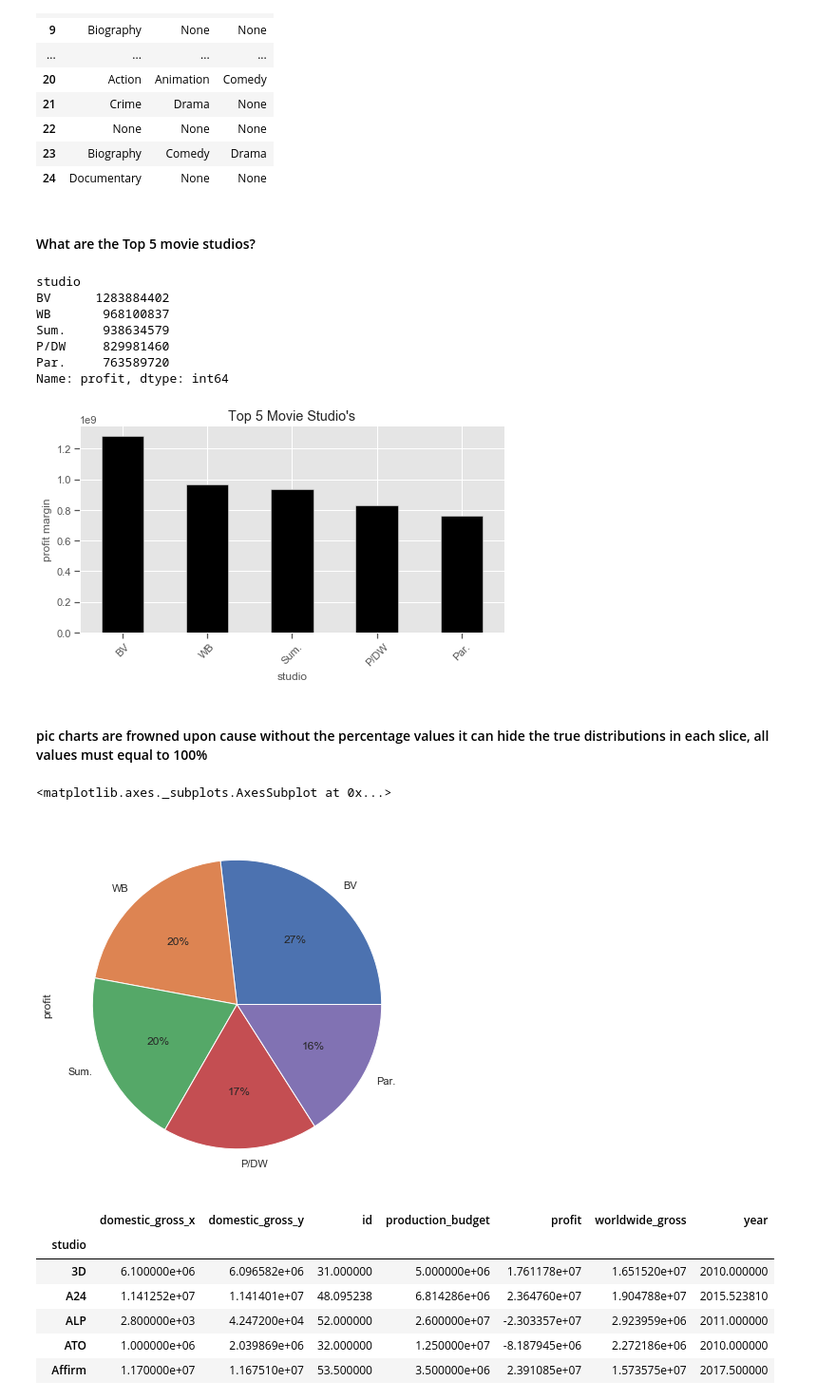
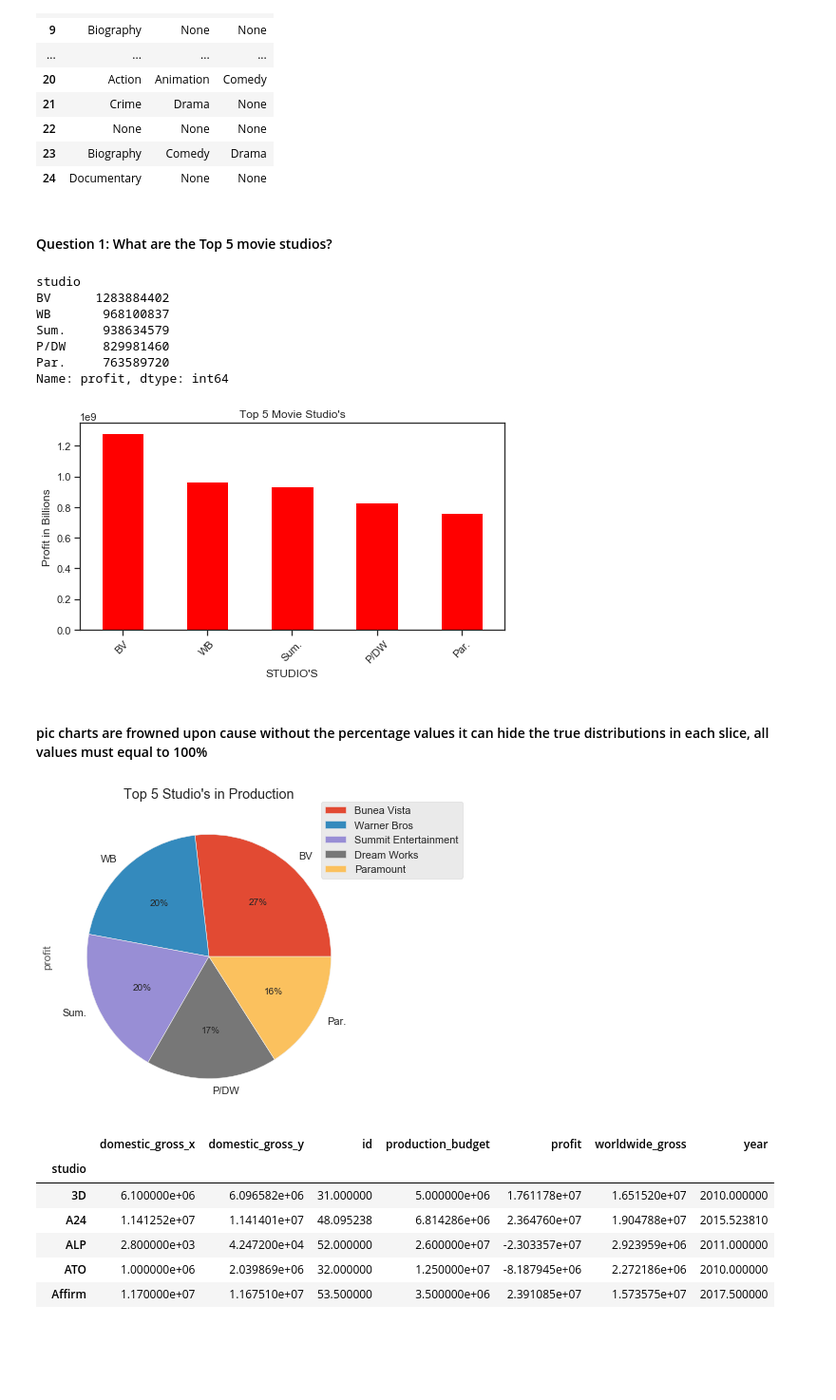
Before and after one commit to Kelvincwaters/dsc-mod-1-project-v2-1-online-ds-ft-120919, a Jupyter notebook: student.ipynb, the cells around one changed output. Shown at 95% size. Saved outputs shown, nothing was run; the diff lists cells and outputs as text; code cells hidden in the pictures; blank space fills up the shorter version.

```diff
--- a/student.ipynb
+++ b/student.ipynb
@@ -1158,7 +1465,7 @@ title_basics_split.head(25)
 | 23 | Biography | Comedy | Drama |
 | 24 | Documentary | None | None |
 # %% [markdown]
-#### What are the Top 5 movie studios? ####
+#### Question 1: What are the Top 5 movie studios? ####
 # %%
 # Top five studios based on net gross
 Top_5_studio = bom_tn_movie_merge.head().groupby('studio')['profit'].agg('sum').sort_values(ascending= False)
@@ -1173,22 +1480,26 @@ Par.     763589720
 Name: profit, dtype: int64
 # %%
 # top five studios
-Top_5_studio.plot.bar(figsize=(8,4), color= 'black')
+Top_5_studio.plot.bar(figsize=(8,4), color= 'red')
 plt.title("Top 5 Movie Studio's")
-plt.xlabel('studio')
+plt.xlabel("STUDIO'S")
 plt.xticks(rotation = 45)
-plt.ylabel('profit margin')
-plt.style.use('ggplot')
+plt.ylabel('Profit in Billions')
+plt.style.use('ggplot') # this doesn't seem to be doing anything
 # %% [output]
-[figure, old version]
+[figure, new version]
 # %% [markdown]
 #### pic charts are frowned upon cause without the percentage values it can hide the true distributions in each slice, all values must equal to 100% ####
 # %%
 # gratuitous pie chart of the top 5 movie studios
-Top_5_studio.plot.pie(figsize=(15,7), autopct='%1.0f%%', pctdistance=.6)
+Top_5_studio.plot.pie(figsize=(13,5), subplots=True, autopct='%1.0f%%', pctdistance=.6)
+locs= ['upper left', 'lower left', 'center right']
+plt.title("Top 5 Studio's in Production")
+labels = ['Bunea Vista', 'Warner Bros', 'Summit Entertainment', 'Dream Works', 'Paramount']
+plt.legend(labels, bbox_to_anchor=(0.85, 1.025), loc='upper left')
+plt.tight_layout()
 # %% [output]
-<matplotlib.axes._subplots.AxesSubplot at 0x...>
-[figure, old version]
+[figure, new version]
 # %%
 bom_tn_movie_merge.pivot_table(index='studio', margins= True)
 # %% [output]
```
Also changed, not shown: parts of 79 cells of this notebook, 14 other files.
